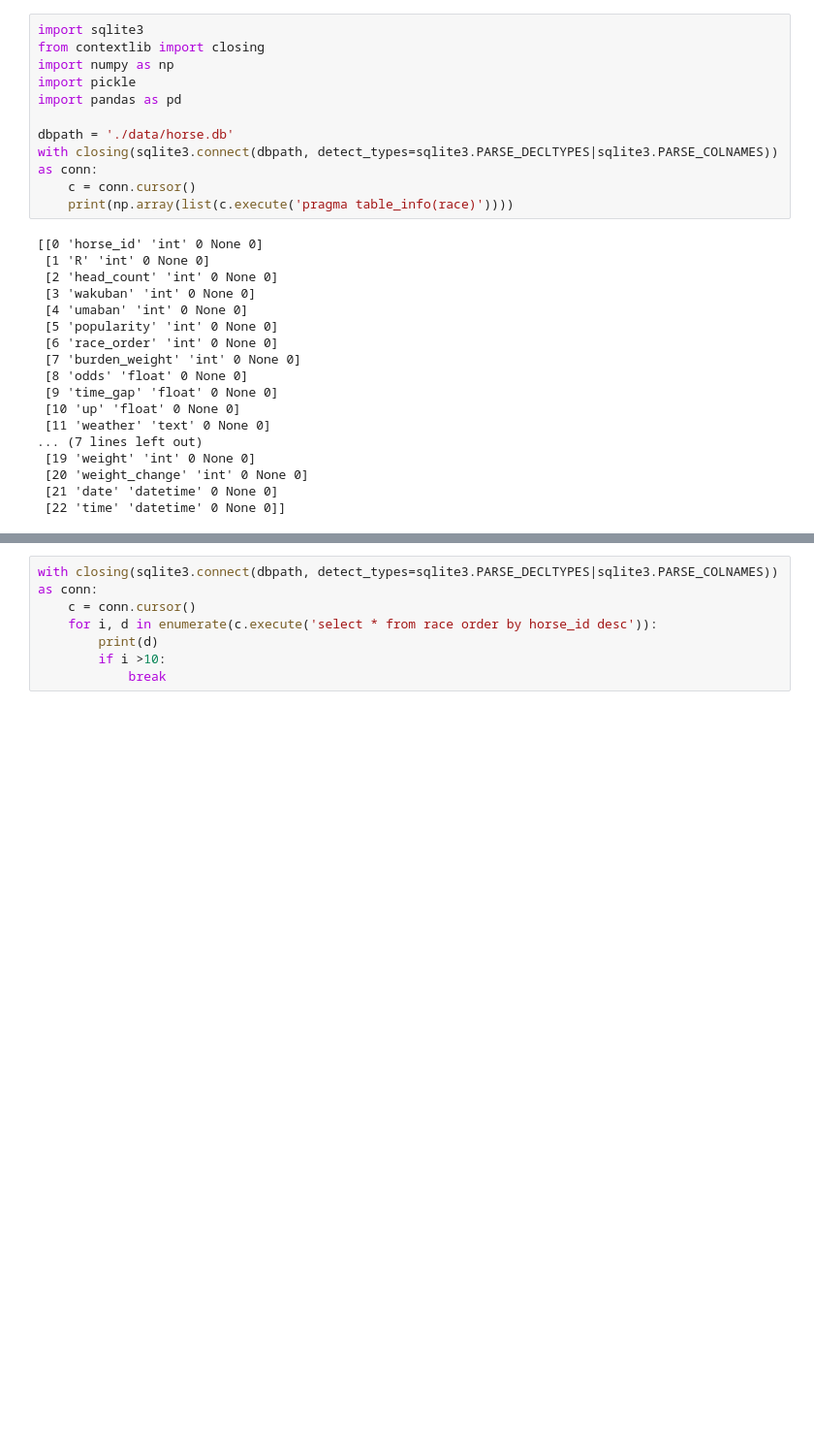
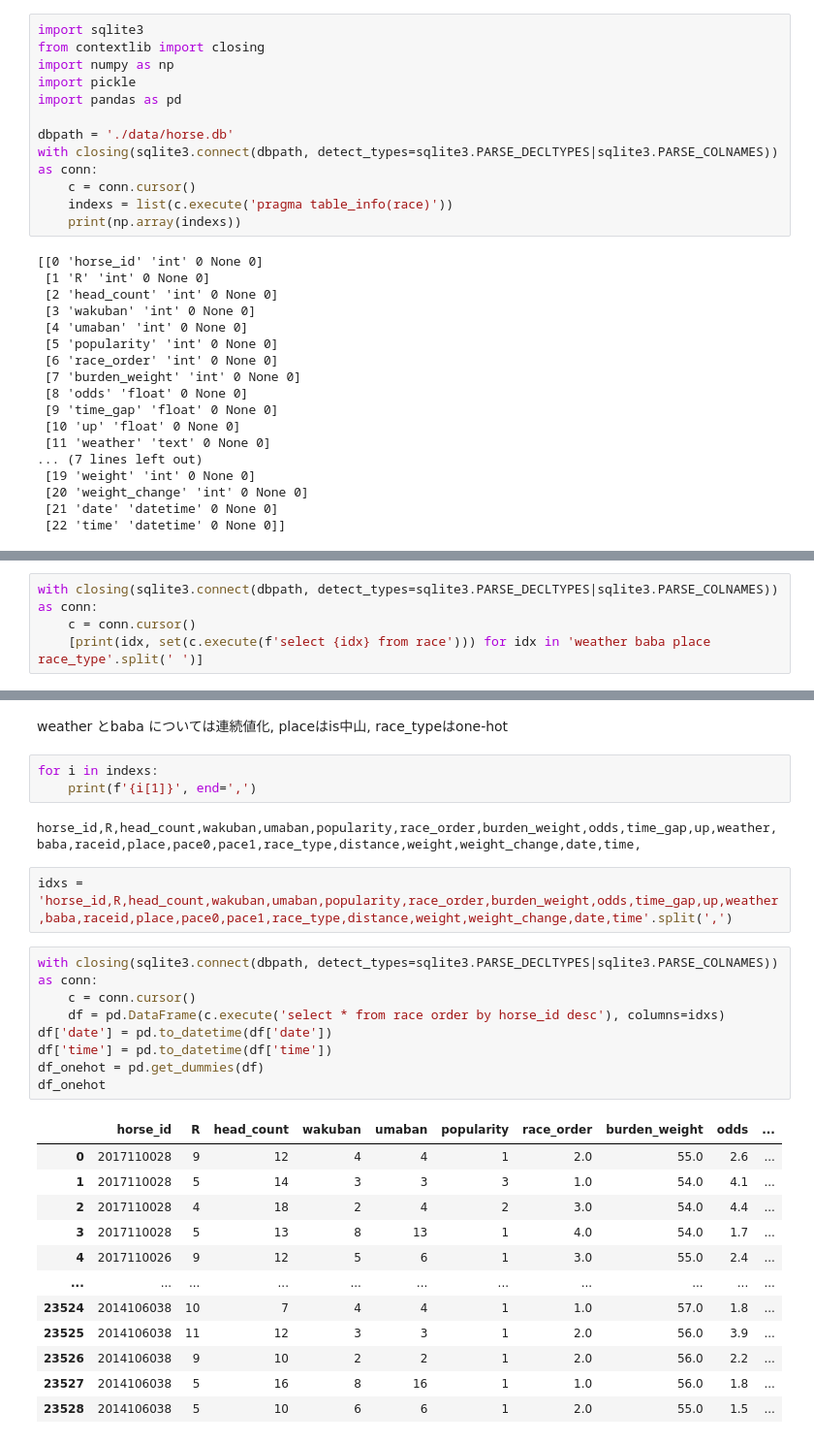
Before and after one commit to tanakaht/keiba, a Jupyter notebook: preprocess_make_model.ipynb, the cells around one changed output, grey strips where cells are left out. Shown at 97% size. Cells and saved outputs as stored; diff of their text form; blank space fills up the shorter version.

```diff
--- a/preprocess_make_model.ipynb
+++ b/preprocess_make_model.ipynb
@@ -12,7 +16,8 @@ import pandas as pd
 dbpath = './data/horse.db'
 with closing(sqlite3.connect(dbpath, detect_types=sqlite3.PARSE_DECLTYPES|sqlite3.PARSE_COLNAMES)) as conn:
     c = conn.cursor()
-    print(np.array(list(c.execute('pragma table_info(race)'))))
+    indexs = list(c.execute('pragma table_info(race)'))
+    print(np.array(indexs))
 # %% [output]
 [[0 'horse_id' 'int' 0 None 0]
  [1 'R' 'int' 0 None 0]
@@ -37,0 +39,4 @@ class RaceDataQue:
+# %%
+with closing(sqlite3.connect(dbpath, detect_types=sqlite3.PARSE_DECLTYPES|sqlite3.PARSE_COLNAMES)) as conn:
+    c = conn.cursor()
+    [print(idx, set(c.execute(f'select {idx} from race'))) for idx in 'weather baba place race_type'.split(' ')]
@@ -38,8 +48,30 @@ class RaceDataQue:
+# %% [markdown]
+weather とbaba については連続値化, placeはis中山, race_typeはone-hot
+# %%
+for i in indexs:
+    print(f'{i[1]}', end=',')
+# %% [output]
+horse_id,R,head_count,wakuban,umaban,popularity,race_order,burden_weight,odds,time_gap,up,weather,baba,raceid,place,pace0,pace1,race_type,distance,weight,weight_change,date,time,
+# %%
+idxs = 'horse_id,R,head_count,wakuban,umaban,popularity,race_order,burden_weight,odds,time_gap,up,weather,baba,raceid,place,pace0,pace1,race_type,distance,weight,weight_change,date,time'.split(',')
 # %%
 with closing(sqlite3.connect(dbpath, detect_types=sqlite3.PARSE_DECLTYPES|sqlite3.PARSE_COLNAMES)) as conn:
     c = conn.cursor()
-    for i, d in enumerate(c.execute('select * from race order by horse_id desc')):
-        print(d)
-        if i >10:
-            break
+    df = pd.DataFrame(c.execute('select * from race order by horse_id desc'), columns=idxs)
+df['date'] = pd.to_datetime(df['date'])
+df['time'] = pd.to_datetime(df['time'])
+df_onehot = pd.get_dummies(df)
+df_onehot
 # %% [output]
+|  | horse_id | R | head_count | wakuban | umaban | popularity | race_order | burden_weight | odds | ... |
+| 0 | 2017110028 | 9 | 12 | 4 | 4 | 1 | 2.0 | 55.0 | 2.6 | ... |
+| 1 | 2017110028 | 5 | 14 | 3 | 3 | 3 | 1.0 | 54.0 | 4.1 | ... |
+| 2 | 2017110028 | 4 | 18 | 2 | 4 | 2 | 3.0 | 54.0 | 4.4 | ... |
+| 3 | 2017110028 | 5 | 13 | 8 | 13 | 1 | 4.0 | 54.0 | 1.7 | ... |
+| 4 | 2017110026 | 9 | 12 | 5 | 6 | 1 | 3.0 | 55.0 | 2.4 | ... |
+| ... | ... | ... | ... | ... | ... | ... | ... | ... | ... | ... |
+| 23524 | 2014106038 | 10 | 7 | 4 | 4 | 1 | 1.0 | 57.0 | 1.8 | ... |
+| 23525 | 2014106038 | 11 | 12 | 3 | 3 | 1 | 2.0 | 56.0 | 3.9 | ... |
+| 23526 | 2014106038 | 9 | 10 | 2 | 2 | 1 | 2.0 | 56.0 | 2.2 | ... |
+| 23527 | 2014106038 | 5 | 16 | 8 | 16 | 1 | 1.0 | 56.0 | 1.8 | ... |
+| 23528 | 2014106038 | 5 | 10 | 6 | 6 | 1 | 2.0 | 55.0 | 1.5 | ... |
```
Also changed, not shown: parts of 19 cells of this notebook.
